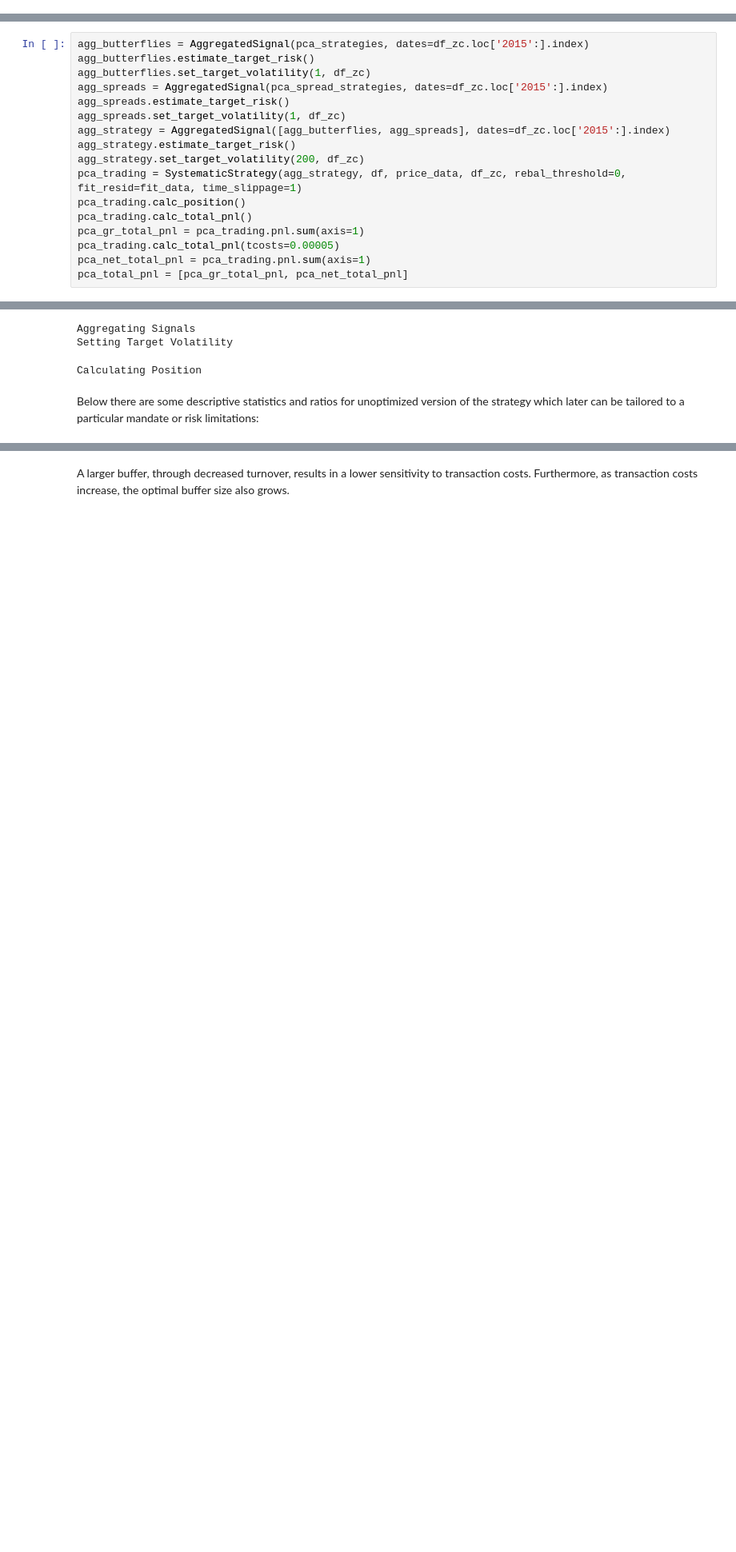
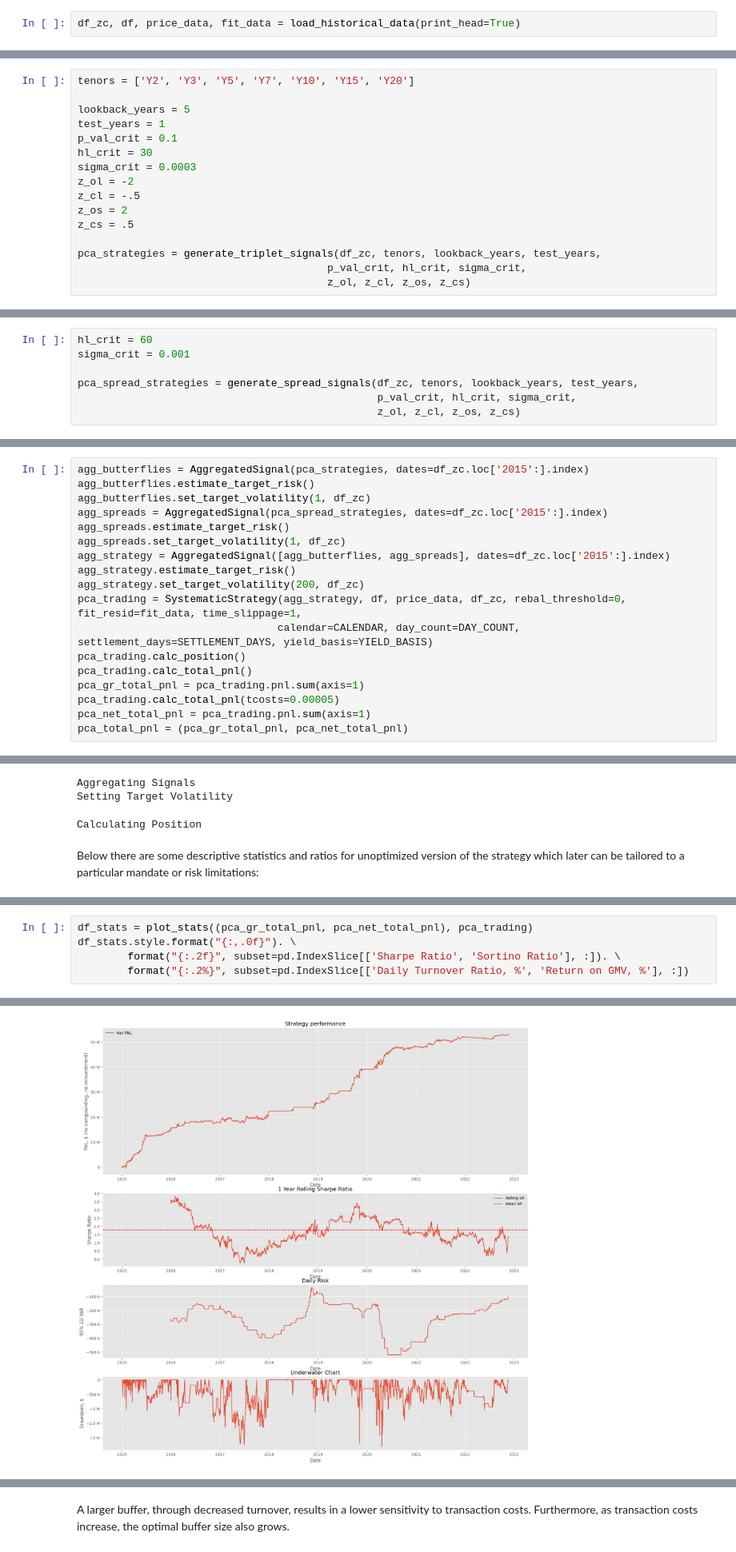
Before and after one commit to akaufman22/mbono-firv, a Jupyter notebook: Backtest.ipynb, the cells around one changed output, grey strips where cells are left out. Shown: that part at 80% size. Drawn from its saved outputs; the diff is of its cells as text; blank space fills up the shorter version.

Commit message:
Systematic strategy update

```diff
--- a/Backtest.ipynb
+++ b/Backtest.ipynb
@@ -455,0 +45,2 @@ fit_data.head()
+# %%
+df_zc, df, price_data, fit_data = load_historical_data(print_head=True)
@@ -517,0 +85,16 @@ for i in tqdm(range(lookback_years-1, len(eoy), 1)):
+# %%
+tenors = ['Y2', 'Y3', 'Y5', 'Y7', 'Y10', 'Y15', 'Y20']
+
+lookback_years = 5
+test_years = 1
+p_val_crit = 0.1
+hl_crit = 30
+sigma_crit = 0.0003
+z_ol = -2
+z_cl = -.5
+z_os = 2
+z_cs = .5
+
+pca_strategies = generate_triplet_signals(df_zc, tenors, lookback_years, test_years,
+                                        p_val_crit, hl_crit, sigma_crit,
+                                        z_ol, z_cl, z_os, z_cs)
@@ -619,0 +125,7 @@ for i in tqdm(range(lookback_years-1, len(eoy), 1)):
+# %%
+hl_crit = 60
+sigma_crit = 0.001
+
+pca_spread_strategies = generate_spread_signals(df_zc, tenors, lookback_years, test_years,
+                                                p_val_crit, hl_crit, sigma_crit,
+                                                z_ol, z_cl, z_os, z_cs)
@@ -641,13 +218,14 @@ agg_spreads.set_target_volatility(1, df_zc)
 agg_strategy = AggregatedSignal([agg_butterflies, agg_spreads], dates=df_zc.loc['2015':].index)
 agg_strategy.estimate_target_risk()
 agg_strategy.set_target_volatility(200, df_zc)
-pca_trading = SystematicStrategy(agg_strategy, df, price_data, df_zc, rebal_threshold=0, fit_resid=fit_data, time_slippage=1)
+pca_trading = SystematicStrategy(agg_strategy, df, price_data, df_zc, rebal_threshold=0, fit_resid=fit_data, time_slippage=1,
+                                calendar=CALENDAR, day_count=DAY_COUNT, settlement_days=SETTLEMENT_DAYS, yield_basis=YIELD_BASIS)
 pca_trading.calc_position()
 pca_trading.calc_total_pnl()
 pca_gr_total_pnl = pca_trading.pnl.sum(axis=1)
 pca_trading.calc_total_pnl(tcosts=0.00005)
 pca_net_total_pnl = pca_trading.pnl.sum(axis=1)
-pca_total_pnl = [pca_gr_total_pnl, pca_net_total_pnl]
+pca_total_pnl = (pca_gr_total_pnl, pca_net_total_pnl)
 # %% [output]
 Aggregating Signals
 Setting Target Volatility
@@ -719,0 +239,6 @@ df_stats.style.format("{:,.0f}"). \
+# %%
+df_stats = plot_stats((pca_gr_total_pnl, pca_net_total_pnl), pca_trading)
+df_stats.style.format("{:,.0f}"). \
+        format("{:.2f}", subset=pd.IndexSlice[['Sharpe Ratio', 'Sortino Ratio'], :]). \
+        format("{:.2%}", subset=pd.IndexSlice[['Daily Turnover Ratio, %', 'Return on GMV, %'], :])
+# %% [output]
@@ -720,3 +255,4 @@ df_stats.style.format("{:,.0f}"). \
+[figure, added]
 # %% [markdown]
 ### Sensetivities and Strategy tweaks
 There are two important observations to be made from the results above. First, the strategy requires a high gross market value of positions. Second, the daily turnover of the strategy is also high. There are ways to reduce both of these figures to lower sensitivity to transaction costs and increase return on capital.
```
Also changed, not shown: parts of 19 cells of this notebook, 16 other files.
